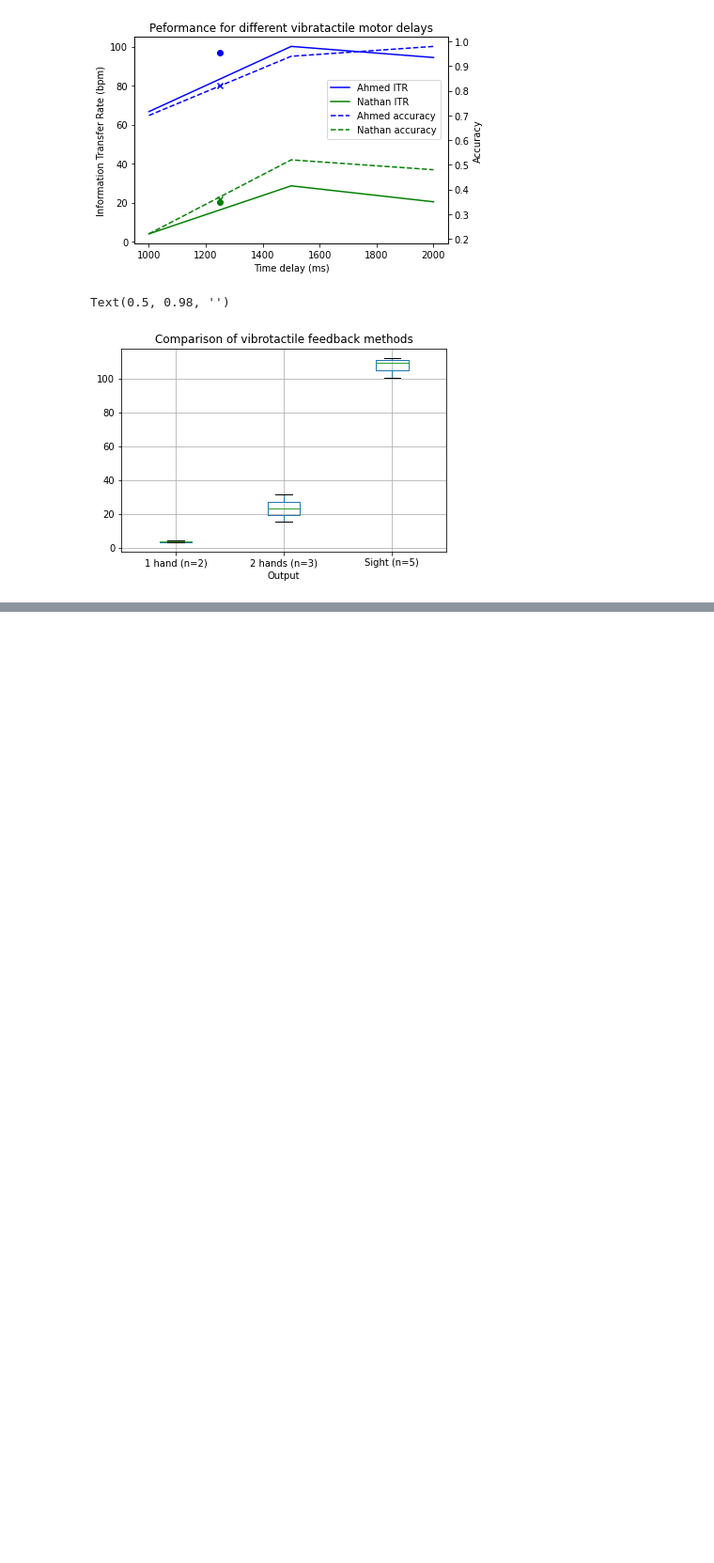
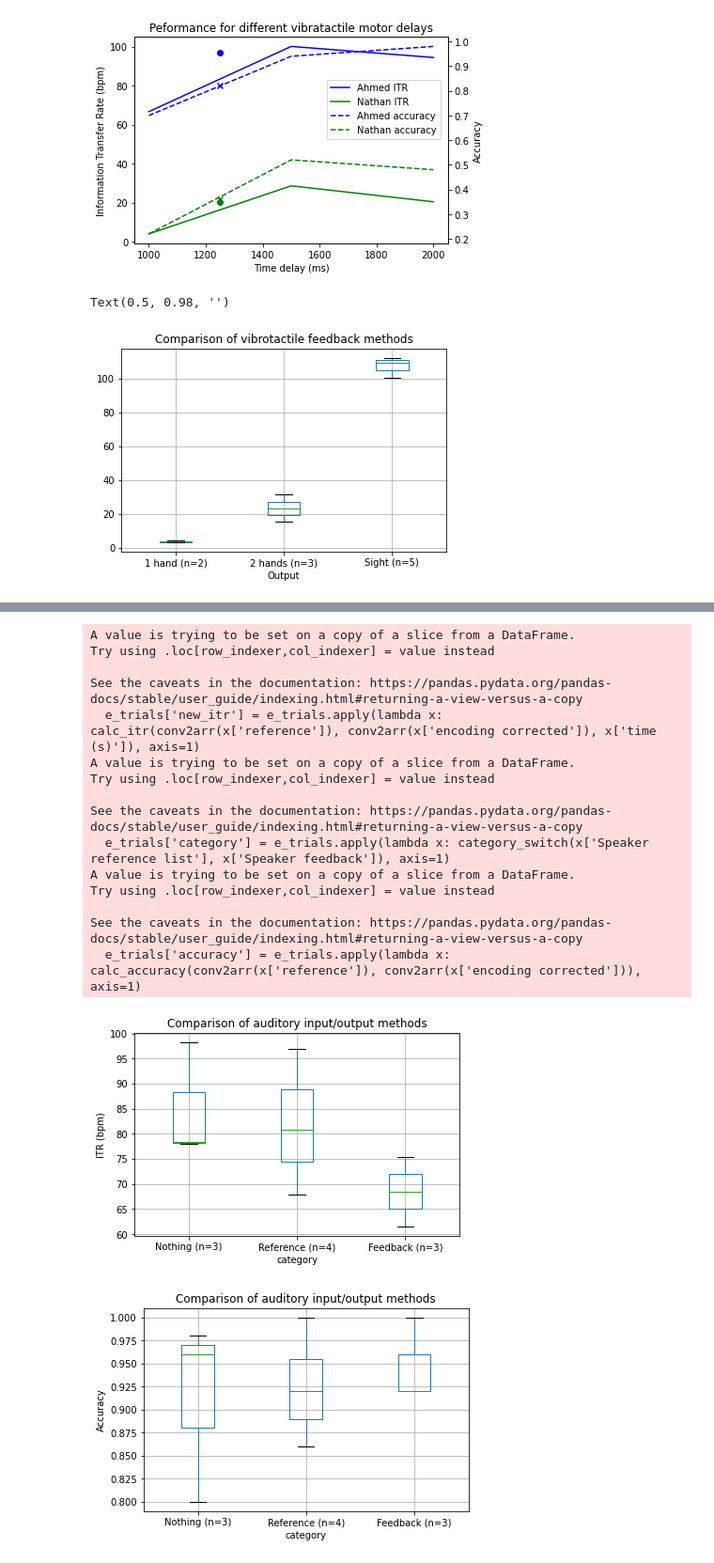
Before and after one commit to scidex/imu-vibration-itr-maximization, a Jupyter notebook: System Analysis.ipynb, the cells around one changed output, grey strips where cells are left out. Shown at 94% size. Drawn from its saved outputs; the diff is of its cells as text; code cells hidden in the pictures; blank space fills up the shorter version.

```diff
--- a/System Analysis.ipynb
+++ b/System Analysis.ipynb
@@ -8,6 +8,9 @@ from performance_calculation import *
 # %%
 # Small function to convert the strings to arrays.
 def conv2arr(array):
+    if not isinstance(array, str) or array == '.':
+        return None
+
     string_arr = array.split(', ')
     if string_arr[-1][-1] == ',':
         string_arr[-1] = string_arr[-1][0]
@@ -146,0 +148,52 @@ fig.tight_layout()
+# %%
+# Plot the difference in ITR (and accuracy?) for no speaking vs. speaking reference vs. speaking feedback
+
+def category_switch(ref, feed):
+    if ref == 1:
+        category = 1
+    elif feed == 1:
+        category = 2
+    else:
+        category = 0
+    return category
+
+# Get all the e trials.
+e_trials = experiments[experiments['trial name'].str.contains('e')]
+
+e_trials['new_itr'] = e_trials.apply(lambda x: calc_itr(conv2arr(x['reference']), conv2arr(x['encoding corrected']), x['time (s)']), axis=1)
+e_trials['category'] = e_trials.apply(lambda x: category_switch(x['Speaker reference list'], x['Speaker feedback']), axis=1)
+e_trials['accuracy'] = e_trials.apply(lambda x: calc_accuracy(conv2arr(x['reference']), conv2arr(x['encoding corrected'])), axis=1)
+
+# Create a Pandas Boxplot for comparison.
+boxplot = e_trials.boxplot(by='category', column='new_itr', backend='matplotlib')
+plt.title('Comparison of auditory input/output methods')
+plt.xticks([1, 2, 3], ['Nothing (n=3)', 'Reference (n=4)', 'Feedback (n=3)'])
+plt.ylabel('ITR (bpm)')
+plt.suptitle('')
+plt.show()
+
+# Create a Pandas Boxplot for comparison.
+boxplot = e_trials.boxplot(by='category', column='accuracy', backend='matplotlib')
+plt.title('Comparison of auditory input/output methods')
+plt.xticks([1, 2, 3], ['Nothing (n=3)', 'Reference (n=4)', 'Feedback (n=3)'])
+plt.ylabel('Accuracy')
+plt.suptitle('')
+plt.show()
+# %% [output]
+A value is trying to be set on a copy of a slice from a DataFrame.
+Try using .loc[row_indexer,col_indexer] = value instead
+
+See the caveats in the documentation: https://pandas.pydata.org/pandas-docs/stable/user_guide/indexing.html#returning-a-view-versus-a-copy
+  e_trials['new_itr'] = e_trials.apply(lambda x: calc_itr(conv2arr(x['reference']), conv2arr(x['encoding corrected']), x['time (s)']), axis=1)
+A value is trying to be set on a copy of a slice from a DataFrame.
+Try using .loc[row_indexer,col_indexer] = value instead
+
+See the caveats in the documentation: https://pandas.pydata.org/pandas-docs/stable/user_guide/indexing.html#returning-a-view-versus-a-copy
+  e_trials['category'] = e_trials.apply(lambda x: category_switch(x['Speaker reference list'], x['Speaker feedback']), axis=1)
+A value is trying to be set on a copy of a slice from a DataFrame.
+Try using .loc[row_indexer,col_indexer] = value instead
+
+See the caveats in the documentation: https://pandas.pydata.org/pandas-docs/stable/user_guide/indexing.html#returning-a-view-versus-a-copy
+  e_trials['accuracy'] = e_trials.apply(lambda x: calc_accuracy(conv2arr(x['reference']), conv2arr(x['encoding corrected'])), axis=1)
+[figure, added]
+[figure, added]
```
Also changed, not shown: parts of 5 cells of this notebook.
